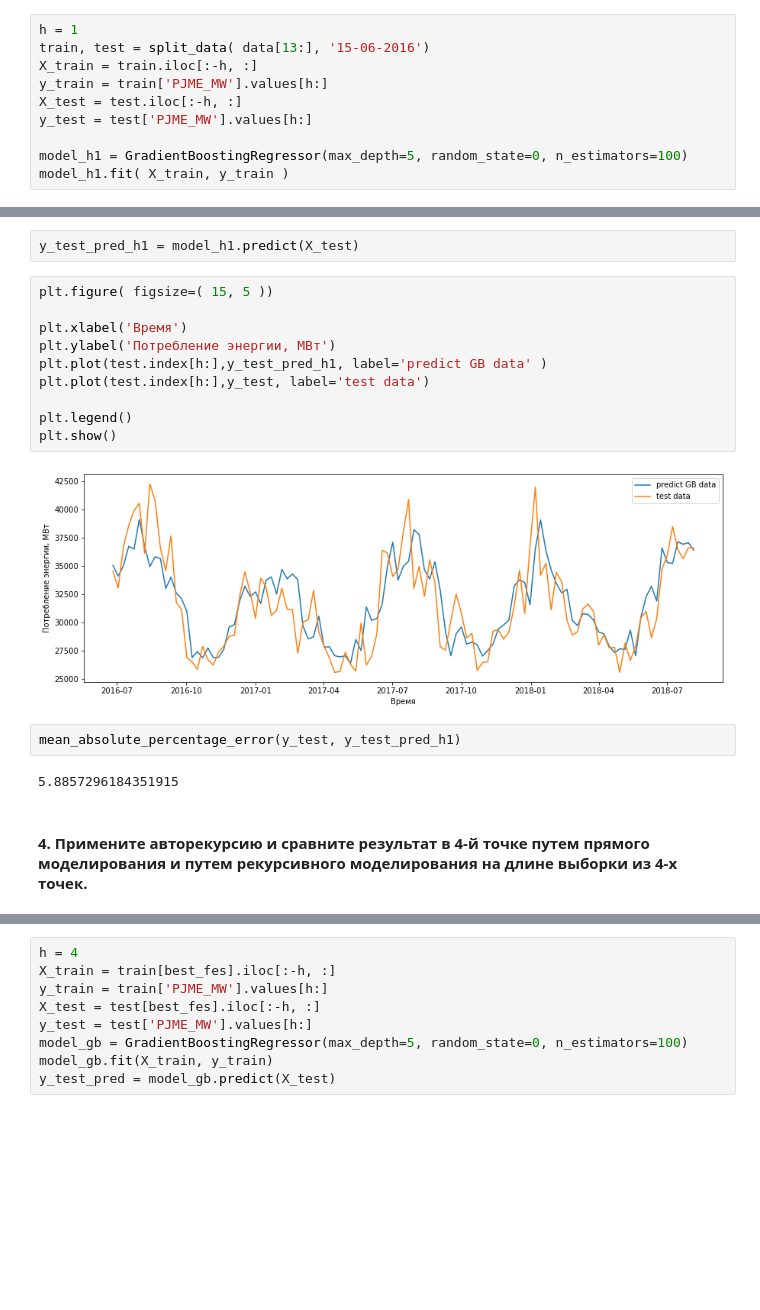
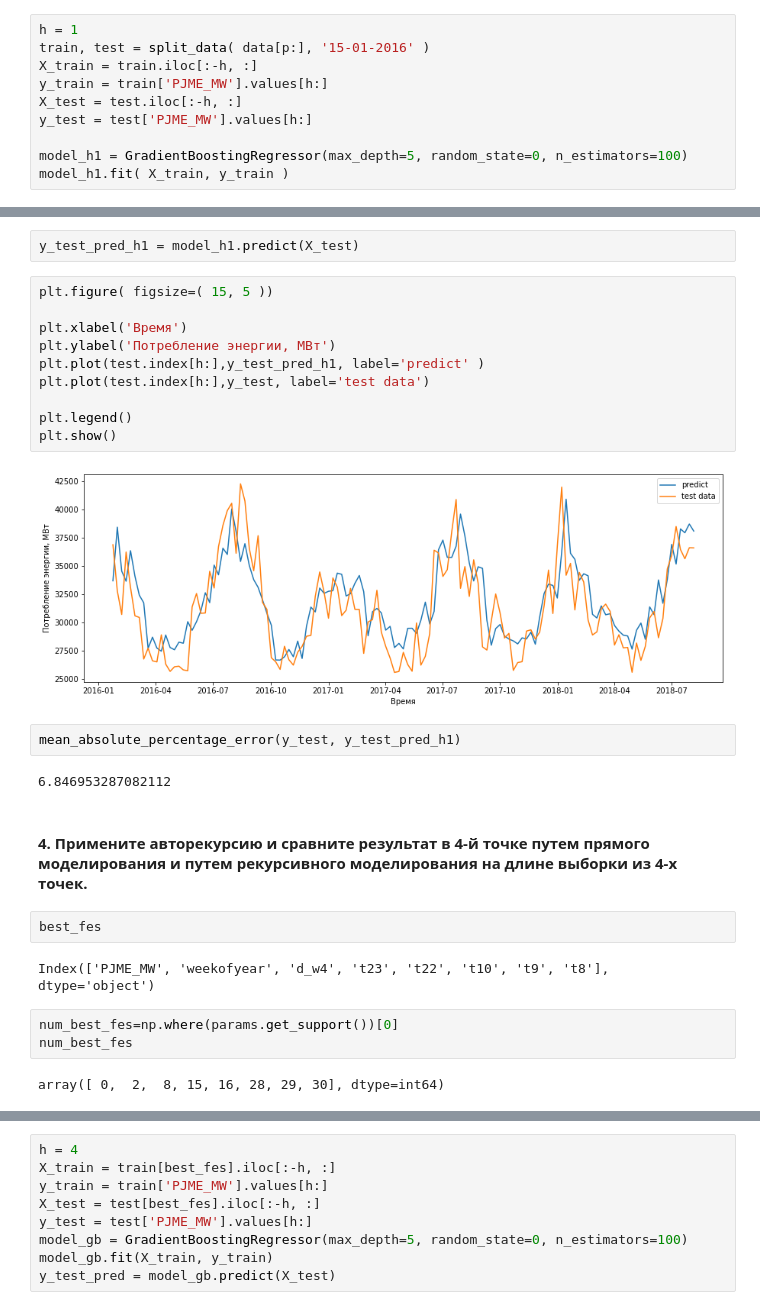
Before and after one commit to alila5/MLforB, a Jupyter notebook: HW_04_IvanovAL_MLforB.ipynb, the cells around one changed output, grey strips where cells are left out. Drawn from its saved outputs; the diff is of its cells as text; blank space fills up the shorter version.

```diff
--- a/HW_04_IvanovAL_MLforB.ipynb
+++ b/HW_04_IvanovAL_MLforB.ipynb
@@ -245,7 +249,7 @@ Index(['quarter', 'weekofyear', 'd_w4', 't23', 't22', 't10', 't9', 't8'], dtype=
 #### 3. Постройте модель предсказания 1-й точки от текущей (h = 1), используя результаты автокорреляционного анализа из предшествующих уроков.
 # %%
 h = 1
-train, test = split_data( data[13:], '15-06-2016')
+train, test = split_data( data[p:], '15-01-2016' )
 X_train = train.iloc[:-h, :]
 y_train = train['PJME_MW'].values[h:]
 X_test = test.iloc[:-h, :]
@@ -268,18 +272,27 @@ y_test_pred_h1 = model_h1.predict(X_test)
 # %%
 plt.figure( figsize=( 15, 5 ))
 
 plt.xlabel('Время')
 plt.ylabel('Потребление энергии, МВт')
-plt.plot(test.index[h:],y_test_pred_h1, label='predict GB data' )
+plt.plot(test.index[h:],y_test_pred_h1, label='predict' )
 plt.plot(test.index[h:],y_test, label='test data')
 
 plt.legend()
 plt.show()
 # %% [output]
-[figure, old version]
+[figure, new version]
 # %%
 mean_absolute_percentage_error(y_test, y_test_pred_h1)
 # %% [output]
-5.8857296184351915
+6.846953287082112
 # %% [markdown]
 #### 4. Примените авторекурсию и сравните результат в 4-й точке путем прямого моделирования и путем рекурсивного моделирования на длине выборки из 4-х точек.
+# %%
+best_fes
+# %% [output]
+Index(['PJME_MW', 'weekofyear', 'd_w4', 't23', 't22', 't10', 't9', 't8'], dtype='object')
+# %%
+num_best_fes=np.where(params.get_support())[0]
+num_best_fes
+# %% [output]
+array([ 0,  2,  8, 15, 16, 28, 29, 30], dtype=int64)
```
Also changed, not shown: parts of 19 cells of this notebook.
